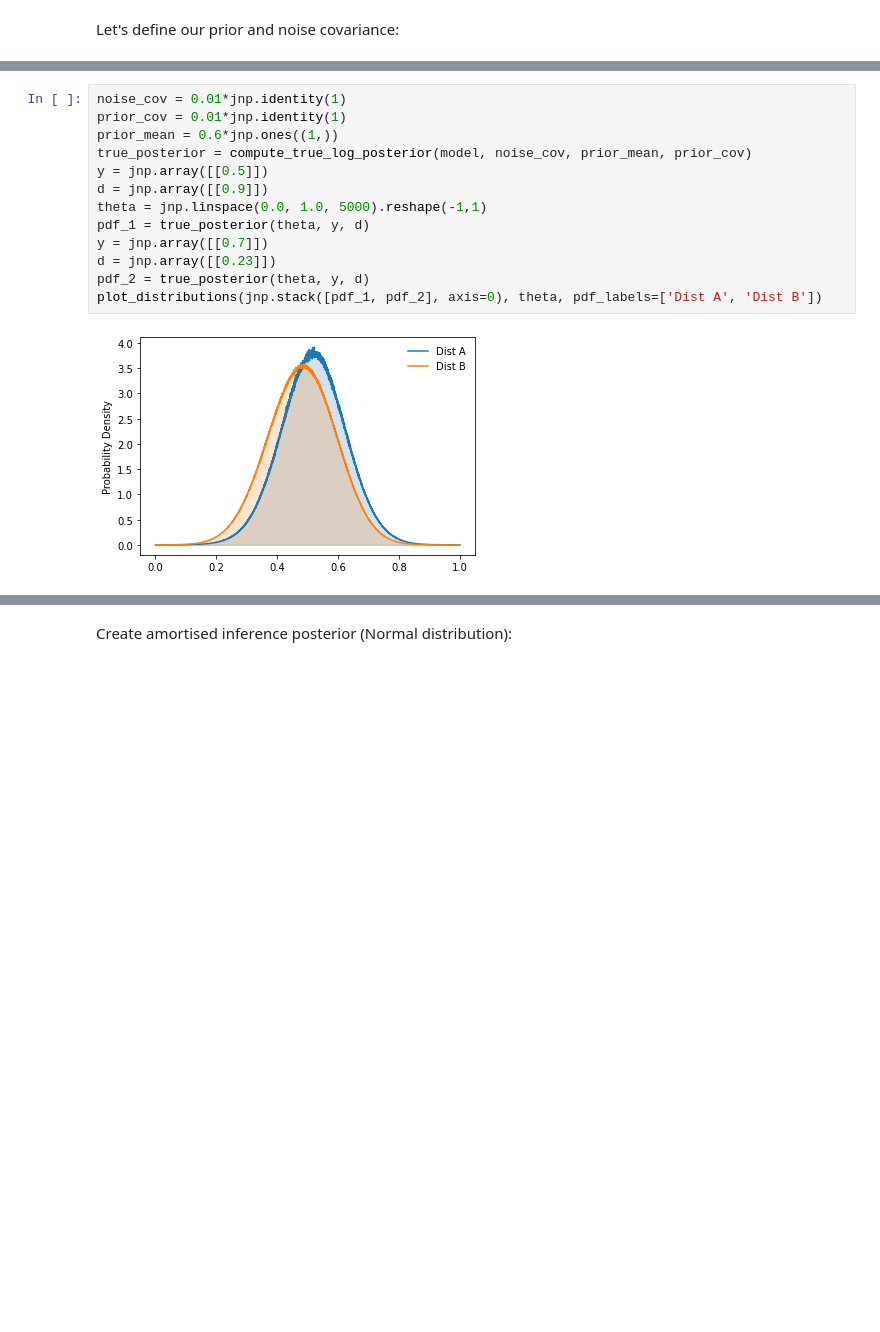
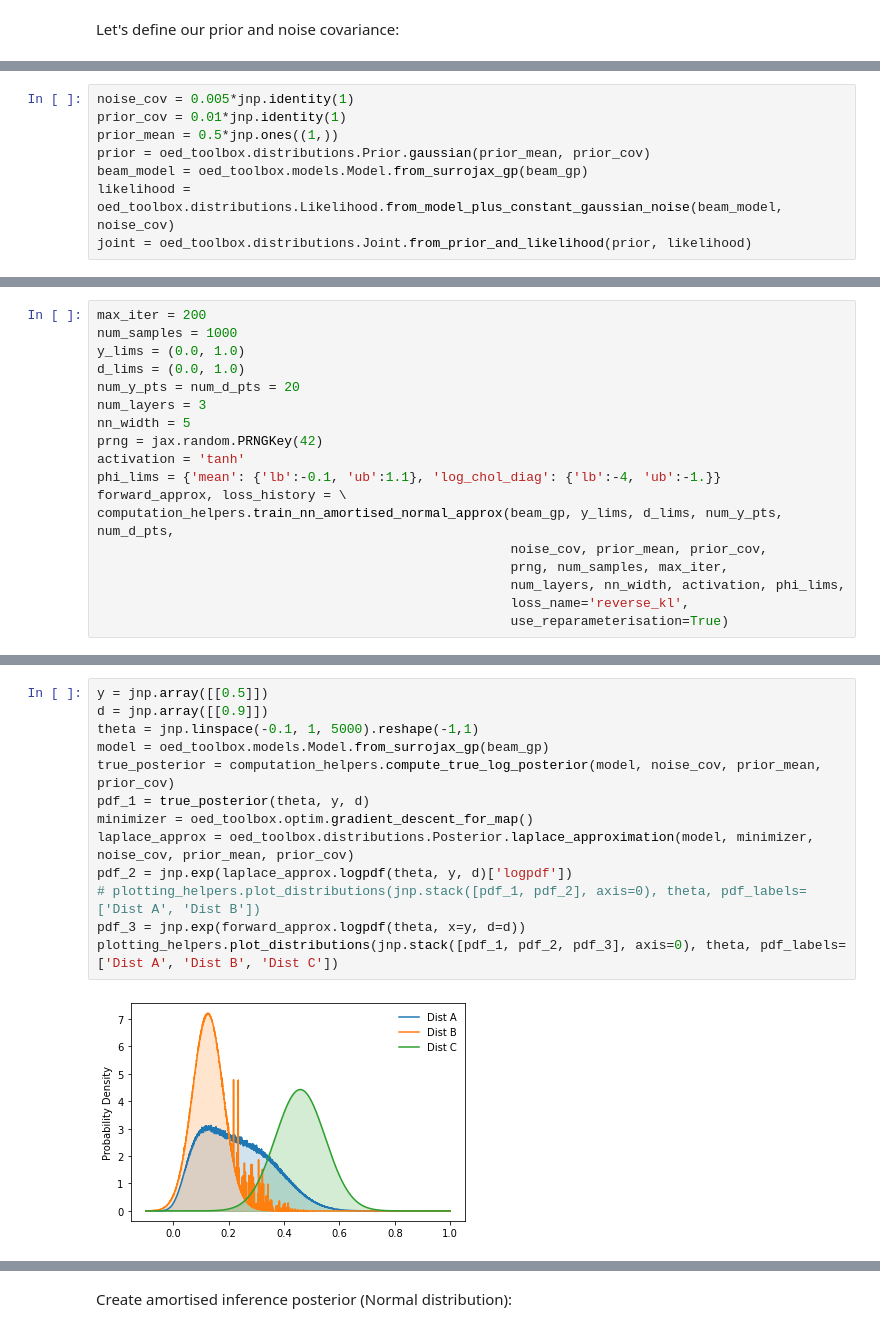
Before and after one commit to mabilton/bayesian_oed_bilton_masters, a Jupyter notebook: chapter_4/[2] Posterior Inference.ipynb, the cells around one changed output, grey strips where cells are left out. Saved outputs shown, nothing was run; the diff lists cells and outputs as text; blank space fills up the shorter version.

Commit message:
Completed GP surrogate chapter figures.

```diff
--- a/chapter_4/[2] Posterior Inference.ipynb
+++ b/chapter_4/[2] Posterior Inference.ipynb
@@ -47,0 +23,8 @@ true_posterior = compute_true_log_posterior(model, noise_cov, prior_mean, prior_
+# %%
+noise_cov = 0.005*jnp.identity(1)
+prior_cov = 0.01*jnp.identity(1)
+prior_mean = 0.5*jnp.ones((1,))
+prior = oed_toolbox.distributions.Prior.gaussian(prior_mean, prior_cov)
+beam_model = oed_toolbox.models.Model.from_surrojax_gp(beam_gp)
+likelihood = oed_toolbox.distributions.Likelihood.from_model_plus_constant_gaussian_noise(beam_model, noise_cov)
+joint = oed_toolbox.distributions.Joint.from_prior_and_likelihood(prior, likelihood)
@@ -47,0 +50,18 @@ true_posterior = compute_true_log_posterior(model, noise_cov, prior_mean, prior_
+# %%
+max_iter = 200
+num_samples = 1000
+y_lims = (0.0, 1.0)
+d_lims = (0.0, 1.0)
+num_y_pts = num_d_pts = 20
+num_layers = 3
+nn_width = 5
+prng = jax.random.PRNGKey(42)
+activation = 'tanh'
+phi_lims = {'mean': {'lb':-0.1, 'ub':1.1}, 'log_chol_diag': {'lb':-4, 'ub':-1.}}
+forward_approx, loss_history = \
+computation_helpers.train_nn_amortised_normal_approx(beam_gp, y_lims, d_lims, num_y_pts, num_d_pts,
+                                                     noise_cov, prior_mean, prior_cov,
+                                                     prng, num_samples, max_iter,
+                                                     num_layers, nn_width, activation, phi_lims,
+                                                     loss_name='reverse_kl',
+                                                     use_reparameterisation=True)
@@ -48,15 +96,15 @@ true_posterior = compute_true_log_posterior(model, noise_cov, prior_mean, prior_
 # %%
-noise_cov = 0.01*jnp.identity(1)
-prior_cov = 0.01*jnp.identity(1)
-prior_mean = 0.6*jnp.ones((1,))
-true_posterior = compute_true_log_posterior(model, noise_cov, prior_mean, prior_cov)
 y = jnp.array([[0.5]])
 d = jnp.array([[0.9]])
-theta = jnp.linspace(0.0, 1.0, 5000).reshape(-1,1)
+theta = jnp.linspace(-0.1, 1, 5000).reshape(-1,1)
+model = oed_toolbox.models.Model.from_surrojax_gp(beam_gp)
+true_posterior = computation_helpers.compute_true_log_posterior(model, noise_cov, prior_mean, prior_cov)
 pdf_1 = true_posterior(theta, y, d)
-y = jnp.array([[0.7]])
-d = jnp.array([[0.23]])
-pdf_2 = true_posterior(theta, y, d)
-plot_distributions(jnp.stack([pdf_1, pdf_2], axis=0), theta, pdf_labels=['Dist A', 'Dist B'])
+minimizer = oed_toolbox.optim.gradient_descent_for_map()
+laplace_approx = oed_toolbox.distributions.Posterior.laplace_approximation(model, minimizer, noise_cov, prior_mean, prior_cov)
+pdf_2 = jnp.exp(laplace_approx.logpdf(theta, y, d)['logpdf'])
+# plotting_helpers.plot_distributions(jnp.stack([pdf_1, pdf_2], axis=0), theta, pdf_labels=['Dist A', 'Dist B'])
+pdf_3 = jnp.exp(forward_approx.logpdf(theta, x=y, d=d))
+plotting_helpers.plot_distributions(jnp.stack([pdf_1, pdf_2, pdf_3], axis=0), theta, pdf_labels=['Dist A', 'Dist B', 'Dist C'])
 # %% [output]
-[figure, old version]
+[figure, new version]
```
Also changed, not shown: parts of 19 cells of this notebook, 13 other files.
